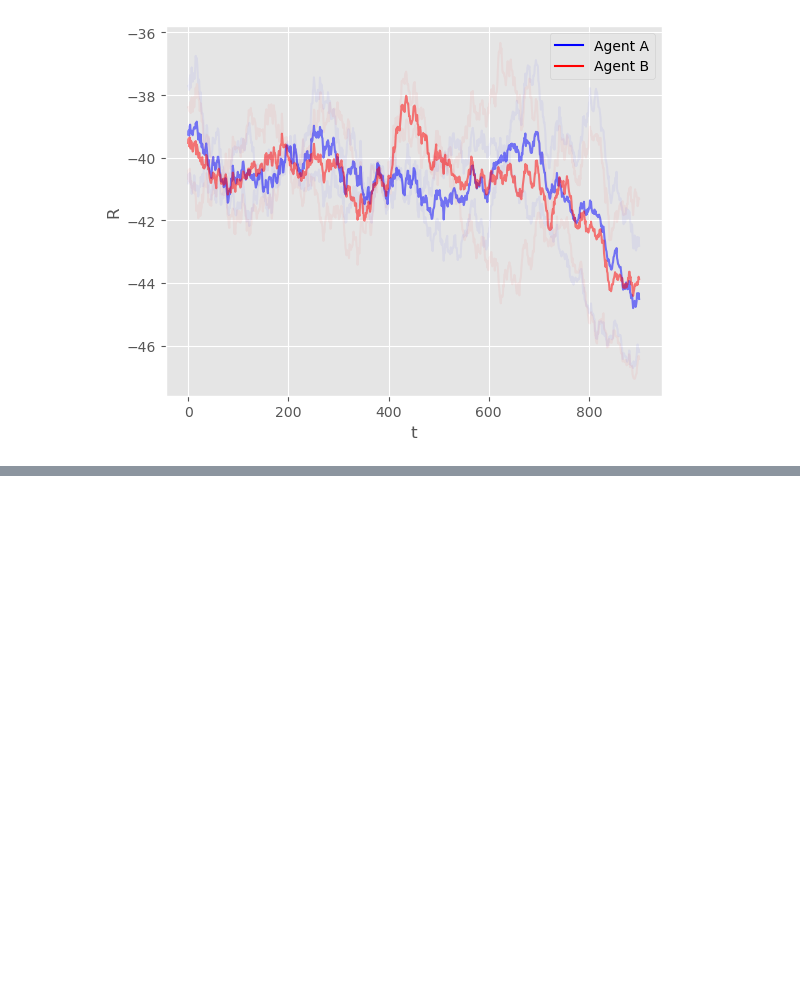
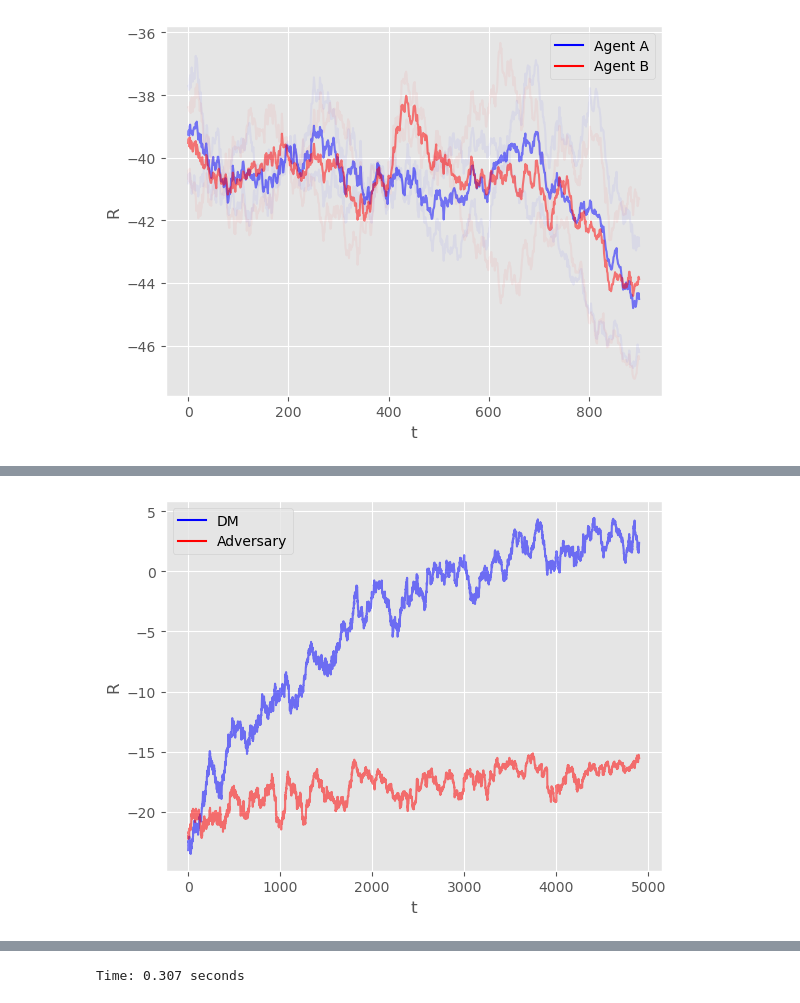
Before and after one commit to Ruzejjur/ARAMARL_TMDP_DP, a Jupyter notebook: TMDP_DP/Experiments_CoinGame_DP.ipynb, the cells around one changed output, grey strips where cells are left out. Cells and saved outputs as stored; diff of their text form; code cells hidden in the pictures; blank space fills up the shorter version.

```diff
--- a/TMDP_DP/Experiments_CoinGame_DP.ipynb
+++ b/TMDP_DP/Experiments_CoinGame_DP.ipynb
@@ -574,2 +582,6 @@ plot(r0ss, r1ss, moving_average_window_size=moving_average_window_size)
+# %%
+plot(r0ss, r1ss, moving_average_window_size=moving_average_window_size, dir = "/Users/ruzejjur/Github/ARAMARL_TMDP_DP/TMDP_DP/Lvl1DP_vs_IdQ_prob_exec_0_6")
+# %% [output]
+[figure, added]
 # %%
 experiment_num_to_display = 0
@@ -579,3 +591,19 @@ animate_trajectory_from_log(trajectory_logs_all_experiments[experiment_num_to_di
 Video(url="trajectory.mp4?cache=" + str(time.time()), embed=False)
 # %% [output]
 [interactive output not drawn]
+# %%
+import time
+import numpy as np
+
+N = 10_000_000
+a = np.random.rand(N)
+b = np.random.rand(N)
+
+start = time.time()
+for _ in range(10):
+    c = np.sqrt(a**2 + b**2)
+end = time.time()
+
+print(f"Time: {end - start:.3f} seconds")
+# %% [output]
+Time: 0.307 seconds
```
Also changed, not shown: parts of 6 cells of this notebook, 2 other files.
